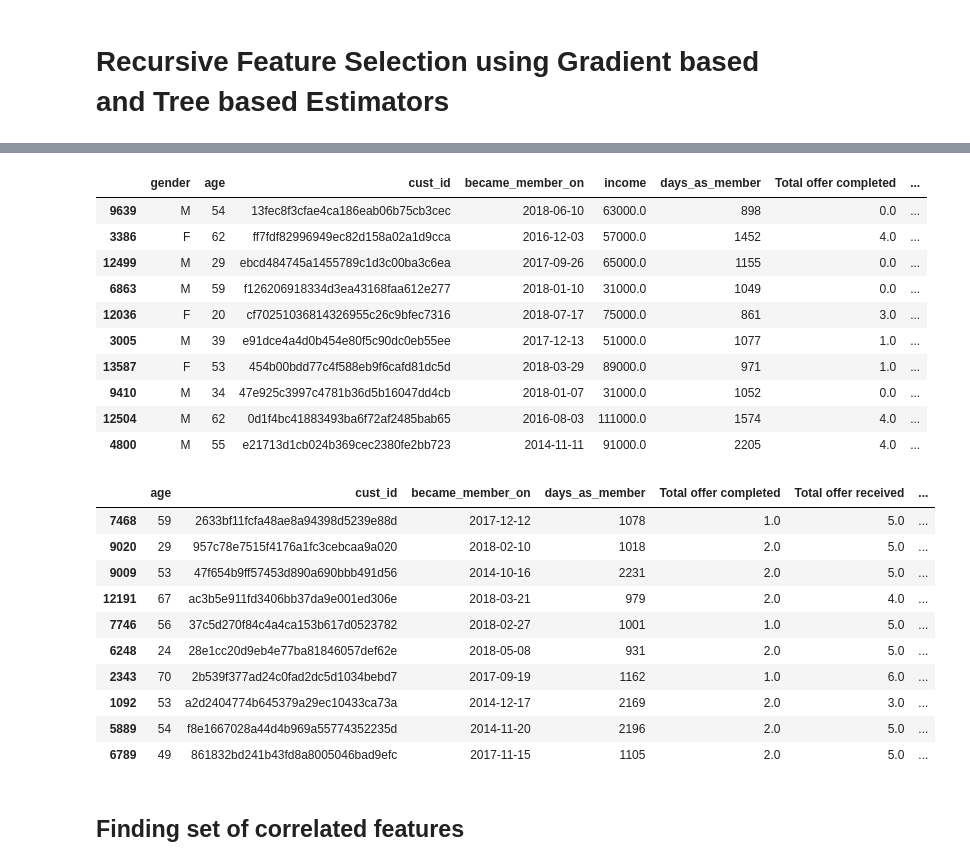
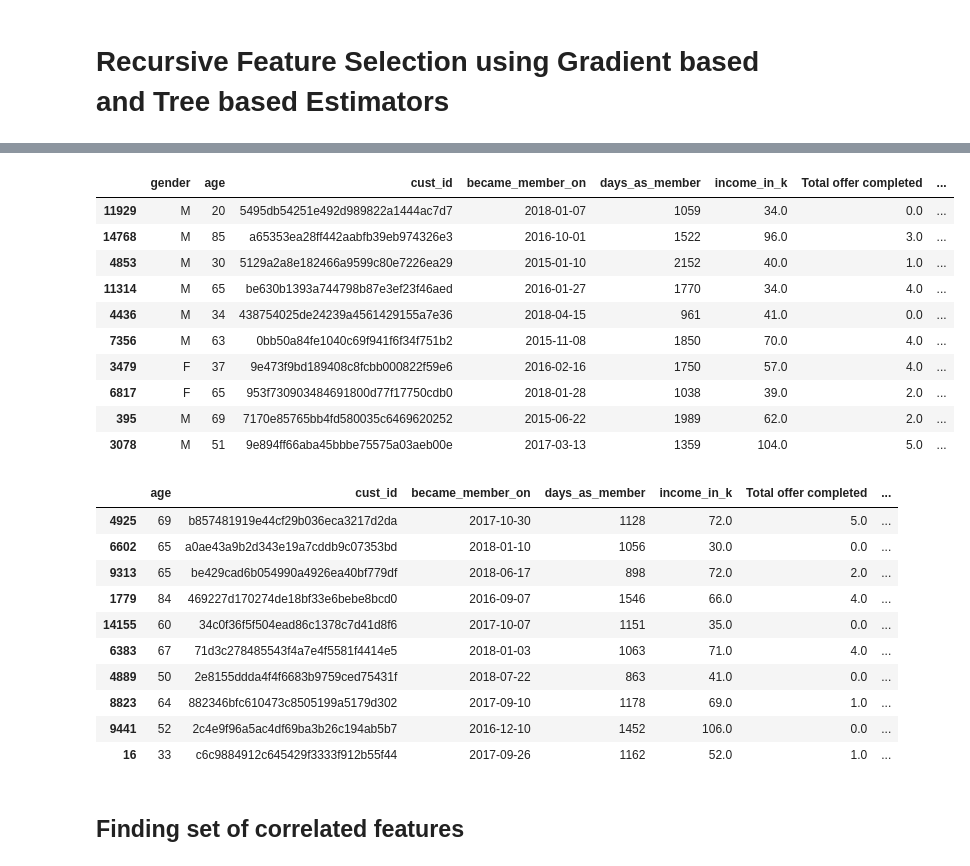
Before and after one commit to p33ves/Starbucks-Passive-Customer-Detection, a Jupyter notebook: notebooks/Feature Selection.ipynb, the cells around one changed output, grey strips where cells are left out. Drawn from its saved outputs; the diff is of its cells as text; code cells hidden in the pictures.

```diff
--- a/notebooks/Feature Selection.ipynb
+++ b/notebooks/Feature Selection.ipynb
@@ -15,39 +36,37 @@ from sklearn.feature_selection import RFECV
 # %%
-data = pd.read_csv('../data/xtr_profile.csv')
+data = pd.read_csv('../data/profile_labelled.csv')
 data = data.loc[:, ~data.columns.str.contains('^Unnamed')]
 data.sample(10)
 # %% [output]
-|  | gender | age | cust_id | became_member_on | income | days_as_member | Total offer completed | ... |
-| 9639 | M | 54 | 13fec8f3cfae4ca186eab06b75cb3cec | 2018-06-10 | 63000.0 | 898 | 0.0 | ... |
-| 3386 | F | 62 | ff7fdf82996949ec82d158a02a1d9cca | 2016-12-03 | 57000.0 | 1452 | 4.0 | ... |
-| 12499 | M | 29 | ebcd484745a1455789c1d3c00ba3c6ea | 2017-09-26 | 65000.0 | 1155 | 0.0 | ... |
-| 6863 | M | 59 | f126206918334d3ea43168faa612e277 | 2018-01-10 | 31000.0 | 1049 | 0.0 | ... |
-| 12036 | F | 20 | cf70251036814326955c26c9bfec7316 | 2018-07-17 | 75000.0 | 861 | 3.0 | ... |
-| 3005 | M | 39 | e91dce4a4d0b454e80f5c90dc0eb55ee | 2017-12-13 | 51000.0 | 1077 | 1.0 | ... |
-| 13587 | F | 53 | 454b00bdd77c4f588eb9f6cafd81dc5d | 2018-03-29 | 89000.0 | 971 | 1.0 | ... |
-| 9410 | M | 34 | 47e925c3997c4781b36d5b16047dd4cb | 2018-01-07 | 31000.0 | 1052 | 0.0 | ... |
-| 12504 | M | 62 | 0d1f4bc41883493ba6f72af2485bab65 | 2016-08-03 | 111000.0 | 1574 | 4.0 | ... |
-| 4800 | M | 55 | e21713d1cb024b369cec2380fe2bb723 | 2014-11-11 | 91000.0 | 2205 | 4.0 | ... |
+|  | gender | age | cust_id | became_member_on | days_as_member | income_in_k | Total offer completed | ... |
+| 11929 | M | 20 | 5495db54251e492d989822a1444ac7d7 | 2018-01-07 | 1059 | 34.0 | 0.0 | ... |
+| 14768 | M | 85 | a65353ea28ff442aabfb39eb974326e3 | 2016-10-01 | 1522 | 96.0 | 3.0 | ... |
+| 4853 | M | 30 | 5129a2a8e182466a9599c80e7226ea29 | 2015-01-10 | 2152 | 40.0 | 1.0 | ... |
+| 11314 | M | 65 | be630b1393a744798b87e3ef23f46aed | 2016-01-27 | 1770 | 34.0 | 4.0 | ... |
+| 4436 | M | 34 | 438754025de24239a4561429155a7e36 | 2018-04-15 | 961 | 41.0 | 0.0 | ... |
+| 7356 | M | 63 | 0bb50a84fe1040c69f941f6f34f751b2 | 2015-11-08 | 1850 | 70.0 | 4.0 | ... |
+| 3479 | F | 37 | 9e473f9bd189408c8fcbb000822f59e6 | 2016-02-16 | 1750 | 57.0 | 4.0 | ... |
+| 6817 | F | 65 | 953f730903484691800d77f17750cdb0 | 2018-01-28 | 1038 | 39.0 | 2.0 | ... |
+| 395 | M | 69 | 7170e85765bb4fd580035c6469620252 | 2015-06-22 | 1989 | 62.0 | 2.0 | ... |
+| 3078 | M | 51 | 9e894ff66aba45bbbe75575a03aeb00e | 2017-03-13 | 1359 | 104.0 | 5.0 | ... |
 # %%
 # define dataset
 gen_split = pd.get_dummies(data['gender'], prefix='is_')
-data['income_in_k'] = data['income']/1000
 data = pd.concat([data, gen_split], axis=1)
-data = data.drop('income', axis=1)
 data.drop('gender', axis=1, inplace=True)
 data.sample(10)
 # %% [output]
-|  | age | cust_id | became_member_on | days_as_member | Total offer completed | Total offer received | ... |
-| 7468 | 59 | 2633bf11fcfa48ae8a94398d5239e88d | 2017-12-12 | 1078 | 1.0 | 5.0 | ... |
-| 9020 | 29 | 957c78e7515f4176a1fc3cebcaa9a020 | 2018-02-10 | 1018 | 2.0 | 5.0 | ... |
-| 9009 | 53 | 47f654b9ff57453d890a690bbb491d56 | 2014-10-16 | 2231 | 2.0 | 5.0 | ... |
-| 12191 | 67 | ac3b5e911fd3406bb37da9e001ed306e | 2018-03-21 | 979 | 2.0 | 4.0 | ... |
-| 7746 | 56 | 37c5d270f84c4a4ca153b617d0523782 | 2018-02-27 | 1001 | 1.0 | 5.0 | ... |
-| 6248 | 24 | 28e1cc20d9eb4e77ba81846057def62e | 2018-05-08 | 931 | 2.0 | 5.0 | ... |
-| 2343 | 70 | 2b539f377ad24c0fad2dc5d1034bebd7 | 2017-09-19 | 1162 | 1.0 | 6.0 | ... |
-| 1092 | 53 | a2d2404774b645379a29ec10433ca73a | 2014-12-17 | 2169 | 2.0 | 3.0 | ... |
-| 5889 | 54 | f8e1667028a44d4b969a55774352235d | 2014-11-20 | 2196 | 2.0 | 5.0 | ... |
-| 6789 | 49 | 861832bd241b43fd8a8005046bad9efc | 2017-11-15 | 1105 | 2.0 | 5.0 | ... |
+|  | age | cust_id | became_member_on | days_as_member | income_in_k | Total offer completed | ... |
+| 4925 | 69 | b857481919e44cf29b036eca3217d2da | 2017-10-30 | 1128 | 72.0 | 5.0 | ... |
+| 6602 | 65 | a0ae43a9b2d343e19a7cddb9c07353bd | 2018-01-10 | 1056 | 30.0 | 0.0 | ... |
+| 9313 | 65 | be429cad6b054990a4926ea40bf779df | 2018-06-17 | 898 | 72.0 | 2.0 | ... |
+| 1779 | 84 | 469227d170274de18bf33e6bebe8bcd0 | 2016-09-07 | 1546 | 66.0 | 4.0 | ... |
+| 14155 | 60 | 34c0f36f5f504ead86c1378c7d41d8f6 | 2017-10-07 | 1151 | 35.0 | 0.0 | ... |
+| 6383 | 67 | 71d3c278485543f4a7e4f5581f4414e5 | 2018-01-03 | 1063 | 71.0 | 4.0 | ... |
+| 4889 | 50 | 2e8155ddda4f4f6683b9759ced75431f | 2018-07-22 | 863 | 41.0 | 0.0 | ... |
+| 8823 | 64 | 882346bfc610473c8505199a5179d302 | 2017-09-10 | 1178 | 69.0 | 1.0 | ... |
+| 9441 | 52 | 2c4e9f96a5ac4df69ba3b26c194ab5b7 | 2016-12-10 | 1452 | 106.0 | 0.0 | ... |
+| 16 | 33 | c6c9884912c645429f3333f912b55f44 | 2017-09-26 | 1162 | 52.0 | 1.0 | ... |
 # %% [markdown]
 ## Finding set of correlated features
 # %%
```
Also changed, not shown: parts of 47 cells of this notebook.
